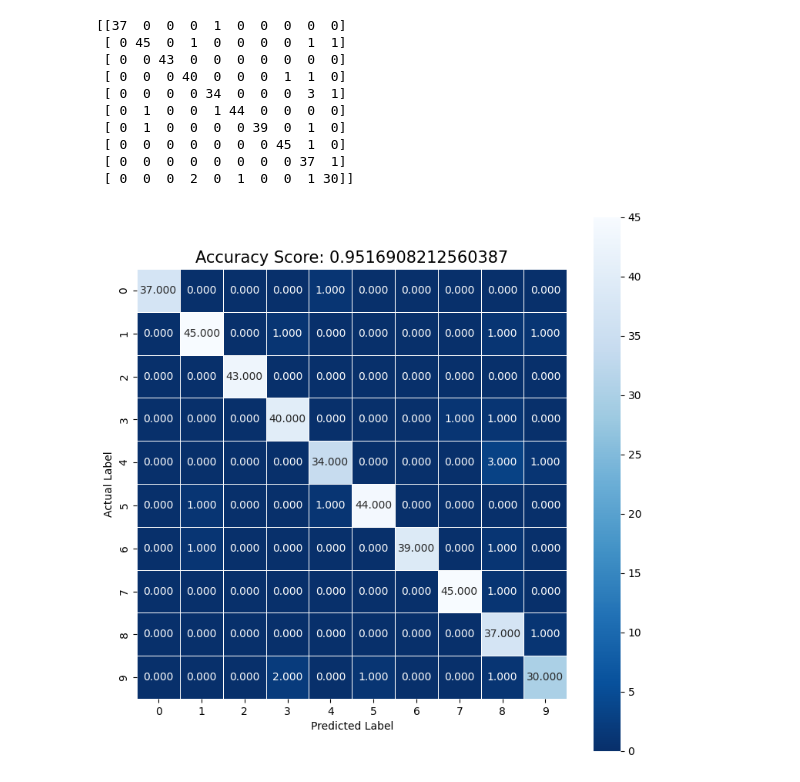
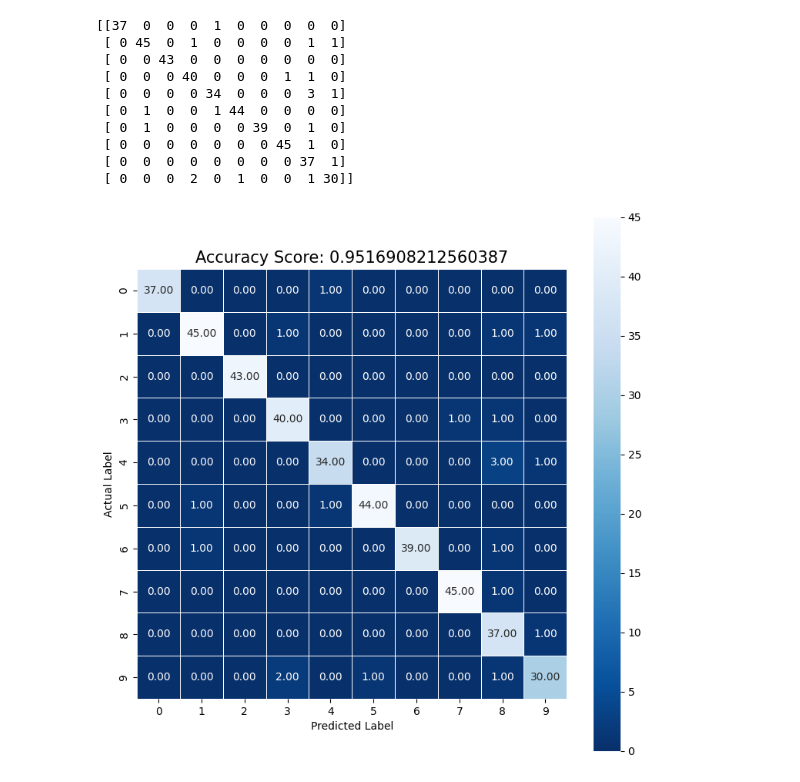
Before and after one commit to Nirob-0812/ML-Project, a Jupyter notebook: Logistic Regression/logistic_regression.ipynb, the cells around one changed output. Saved outputs shown, nothing was run; the diff lists cells and outputs as text; code cells hidden in the pictures.

```diff
--- a/Logistic Regression/logistic_regression.ipynb
+++ b/Logistic Regression/logistic_regression.ipynb
@@ -79,10 +79,10 @@ print(cm)
  [ 0  0  0  2  0  1  0  0  1 30]]
 # %%
 plt.figure(figsize=(9,9))
-sns.heatmap(cm,annot=True,fmt=".3f",linewidths=.5,square=True,cmap=plt.cm.Blues_r);
+sns.heatmap(cm,annot=True,fmt=".2f",linewidths=0.5,square=True,cmap="Blues_r");
 plt.ylabel("Actual Label");
 plt.xlabel("Predicted Label");
 all_sample_title="Accuracy Score: {0}".format(score)
 plt.title(all_sample_title,size=15);
 # %% [output]
-[figure, old version]
+[figure, new version]
```
Also changed, not shown: parts of 1 cell of this notebook.
